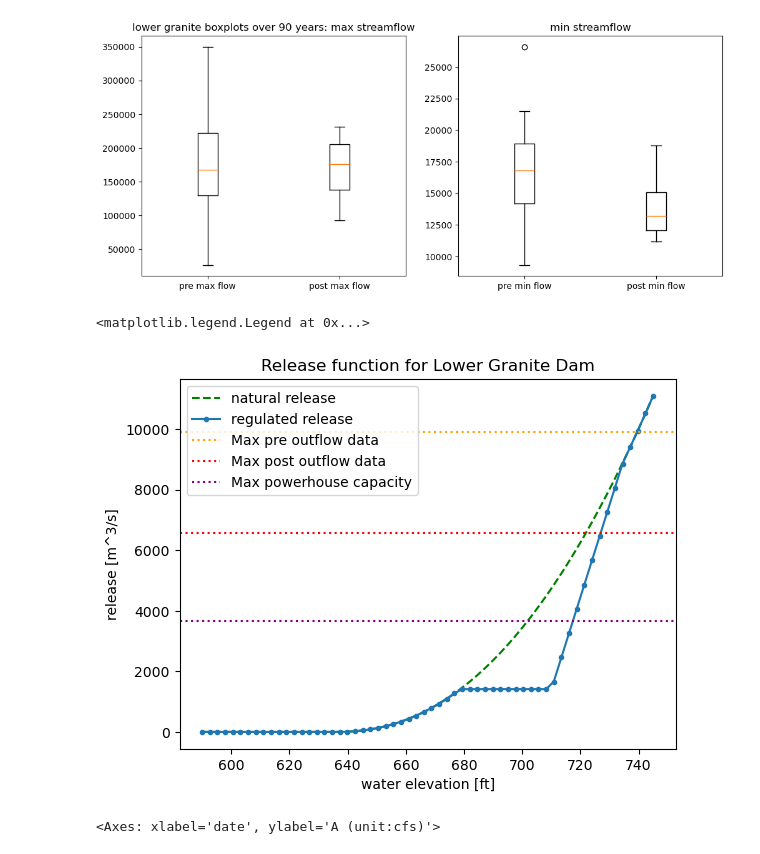
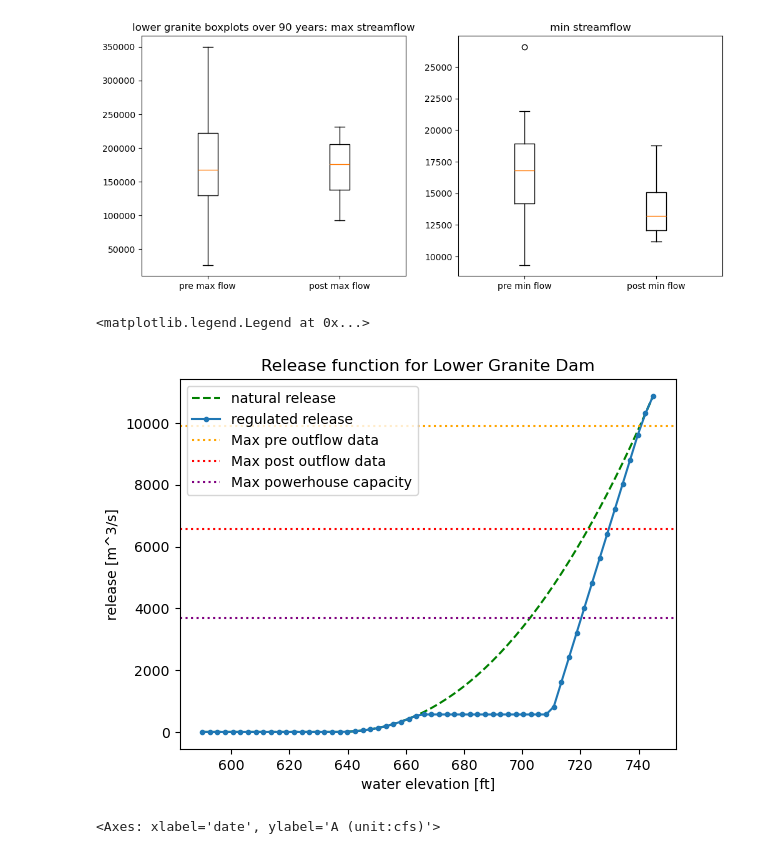
Before and after one commit to clairewang23/columbia_river_model, a Jupyter notebook: release function attempt.ipynb, the cells around one changed output. Drawn from its saved outputs; the diff is of its cells as text; code cells hidden in the pictures.

```diff
--- a/release function attempt.ipynb
+++ b/release function attempt.ipynb
@@ -39,8 +49,8 @@ ice_harbor_data['date'] = pd.to_datetime(ice_harbor_data['date'])
 # %%
 from Reservoir4 import Reservoir
 
-ice_harbor = Reservoir(SA=9200*4047,num_turb=6,capacity=603000,tail_elev=339,pool_elev=446,bottom_elev=310,fish_pass=0.965, area=550_000_000, pc=106_000, spillway_cap=850_000)
-lower_monumental = Reservoir(SA=6590*4047,num_turb=6,capacity=810000,tail_elev=439,pool_elev=548.3,bottom_elev=406,fish_pass=0.965, area=1_610_000_000, pc=130_000, spillway_cap=850_000)
-little_goose = Reservoir(SA=10025*4047,num_turb=6,capacity=903000,tail_elev=539,pool_elev=646.5,bottom_elev=500,fish_pass=0.9775, area=1_175_000_000, pc=130_000, spillway_cap=850_000)
-lower_granite = Reservoir(SA=8900*4047,num_turb=6,capacity=810000,tail_elev=636,pool_elev=746.5,bottom_elev=590,fish_pass=1, area=2_477_000_000, pc=130_000, spillway_cap=850_000)
+ice_harbor = Reservoir(SA=9200*4047,capacity=603000,tail_elev=339,pool_elev=446,bottom_elev=310,fish_pass=0.965, pc=106_000, spillway_cap=850_000, alfa=2.2, beta=4.9)
+lower_monumental = Reservoir(SA=6590*4047,capacity=810000,tail_elev=439,pool_elev=548.3,bottom_elev=406,fish_pass=0.965, pc=130_000, spillway_cap=850_000, alfa=2.2, beta=4.9)
+little_goose = Reservoir(SA=10025*4047,capacity=903000,tail_elev=539,pool_elev=646.5,bottom_elev=500,fish_pass=0.9775, pc=130_000, spillway_cap=850_000, alfa=2.2, beta=4.9)
+lower_granite = Reservoir(SA=8900*4047,capacity=810000,tail_elev=636,pool_elev=746.5,bottom_elev=590,fish_pass=1, pc=130_000, spillway_cap=850_000, alfa=2.2, beta=4.9)
 # %% [markdown]
@@ -78,31 +88,31 @@ Mean: 48911.7
 # %%
 # Define the range of water levels
 h_test = np.arange(590*0.3046, 746.5*0.3046, 0.8) # range of heights in ft
 
-param = {'beta':5, 'alfa':2.2, 'h0': 636*0.3046, 'mef':50000*(0.3046**3), 'h1':710*0.3046, 'm':1000}
+param = {'beta':4.9, 'alfa':2.2, 'h0': 636*0.3046, 'mef':20000*(0.3046**3), 'h1':710*0.3046, 'm':1000}
 h0 = param['h0']
 beta = param['beta']
 alfa = param['alfa']
 
 # Calculate the natural release
 r_test_nat = np.where(h_test > h0, beta * (h_test - h0) ** alfa, 0)
 
 # calculate regulated release
 r_test_reg = lower_granite.regulated_release(param, h_test)
 
 plt.figure()
 plt.plot(h_test/0.3046, r_test_nat, 'g--', label='natural release')
 plt.plot(h_test/0.3046, r_test_reg, '.-', label='regulated release')
 plt.axhline(350_000*0.0283, color='orange', linestyle=':', label='Max pre outflow data')
 plt.axhline(231_866*0.0283, color='r', linestyle=':', label='Max post outflow data')
 plt.axhline(130_000*0.0283, color='purple', linestyle=':', label='Max powerhouse capacity')
 plt.xlabel('water elevation [ft]')
 plt.ylabel('release [m^3/s]')
 plt.title('Release function for Lower Granite Dam')
 plt.legend()
 # %% [output]
 <matplotlib.legend.Legend at 0x...>
-[figure, old version]
+[figure, new version]
 # %%
 #plot LGR inflow
 sns.lineplot(x='date', y='A (unit:cfs)', data=lower_granite_data)
```
Also changed, not shown: parts of 41 cells of this notebook, 1 other file.
